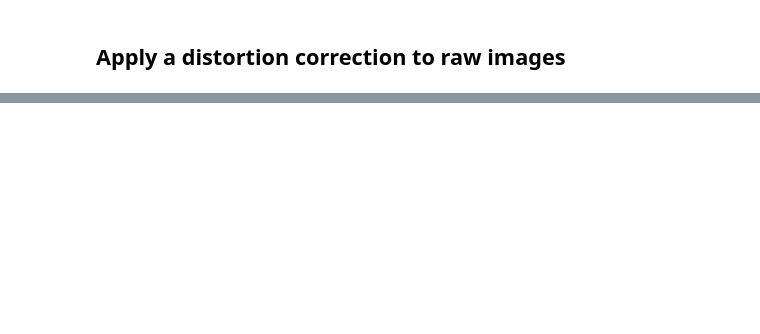
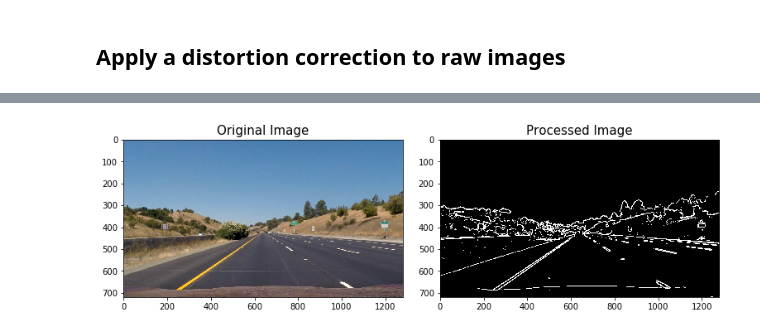
Before and after one commit to taikione/CarND-Advanced-Lane-Lines, a Jupyter notebook: AdvancedLaneLines.ipynb, the cells around one changed output, grey strips where cells are left out. Saved outputs shown, nothing was run; the diff lists cells and outputs as text; code cells hidden in the pictures; blank space fills up the shorter version.

```diff
--- a/AdvancedLaneLines.ipynb
+++ b/AdvancedLaneLines.ipynb
@@ -77,0 +80,38 @@ check_undistorted_function(image, objpoints, imgpoints)
+# %%
+def get_color_threshold_binary_image(image, thresh=(90, 255)):
+    hls = cv2.cvtColor(image, cv2.COLOR_RGB2HLS)
+    s_channel = hls[:,:,2]
+
+    binary_output = np.zeros_like(s_channel)
+    binary_output[(s_channel >= thresh[0]) & (s_channel <= thresh[1])] = 1
+    return binary_output
+
+
+def get_magnitude_threshold_binary_image(image, sobel_kernel=3, thresh=(30, 100)):
+    gray = cv2.cvtColor(image, cv2.COLOR_RGB2GRAY)
+
+    sobelx = cv2.Sobel(gray, cv2.CV_64F, 1, 0, ksize=sobel_kernel)
+    sobely = cv2.Sobel(gray, cv2.CV_64F, 0, 1, ksize=sobel_kernel)
+
+    gradmag = np.sqrt(sobelx**2 + sobely**2)
+
+    scaled_sobel = np.uint8(255*gradmag/np.max(gradmag))
+
+    binary_output = np.zeros_like(scaled_sobel)
+    binary_output[(scaled_sobel >= thresh[0]) & (scaled_sobel <= thresh[1])] = 1
+    return binary_output
+
+def get_dicrection_threshold_binary_image(image, sobel_kernel=15, thresh=(0.7, 1.3)):
+    gray = cv2.cvtColor(image, cv2.COLOR_RGB2GRAY)
+
+    sobelx = cv2.Sobel(gray, cv2.CV_64F, 1, 0, ksize=sobel_kernel)
+    sobely = cv2.Sobel(gray, cv2.CV_64F, 0, 1, ksize=sobel_kernel)
+
+    abs_sobelx = np.absolute(sobelx)
+    abs_sobely = np.absolute(sobely)
+
+    gradmag = np.arctan2(abs_sobely, abs_sobelx)
+
+    binary_output = np.zeros_like(gradmag)
+    binary_output[(gradmag >= thresh[0]) & (gradmag <= thresh[1])] = 1
+    return binary_output
@@ -77,0 +137,6 @@ check_undistorted_function(image, objpoints, imgpoints)
+# %%
+image = mpimg.imread('test_images/straight_lines1.jpg')
+processed = get_magnitude_threshold_binary_image(image, sobel_kernel=9, thresh=(45, 255))
+show_processed_images(image, processed)
+# %% [output]
+[figure, added]
```
Also changed, not shown: parts of 9 cells of this notebook.
